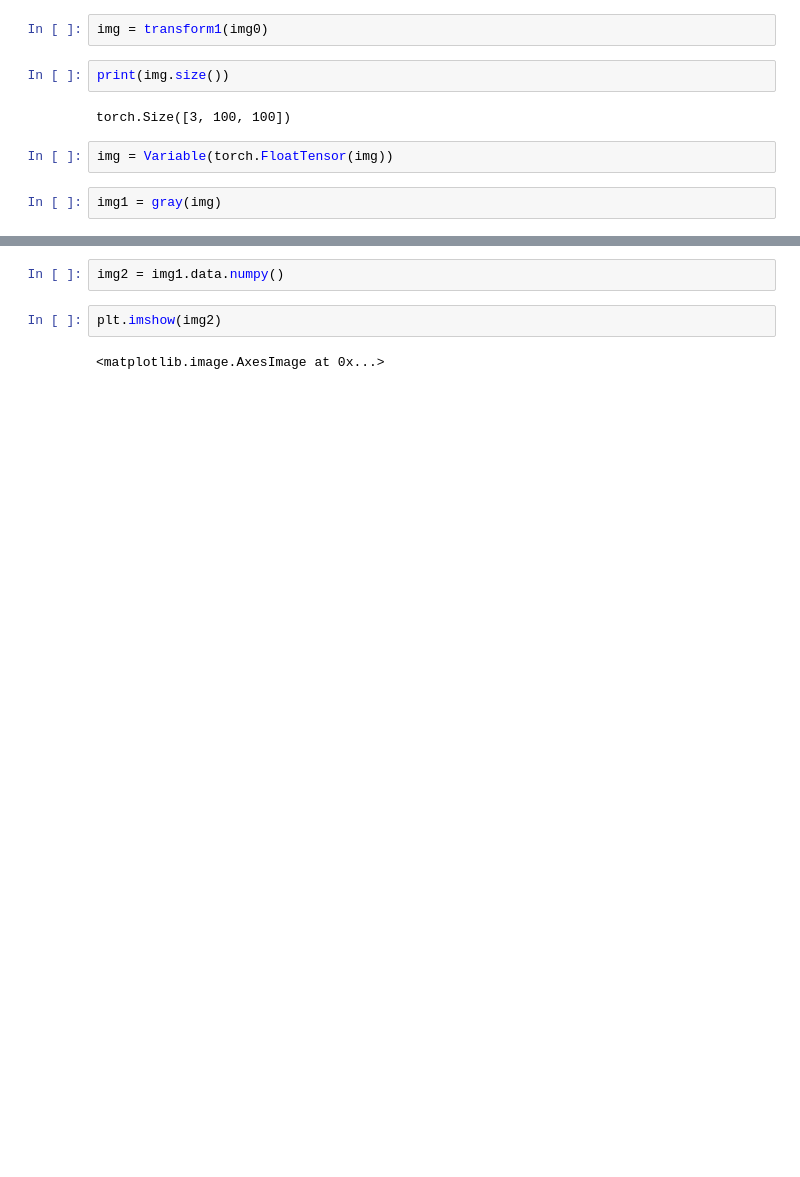
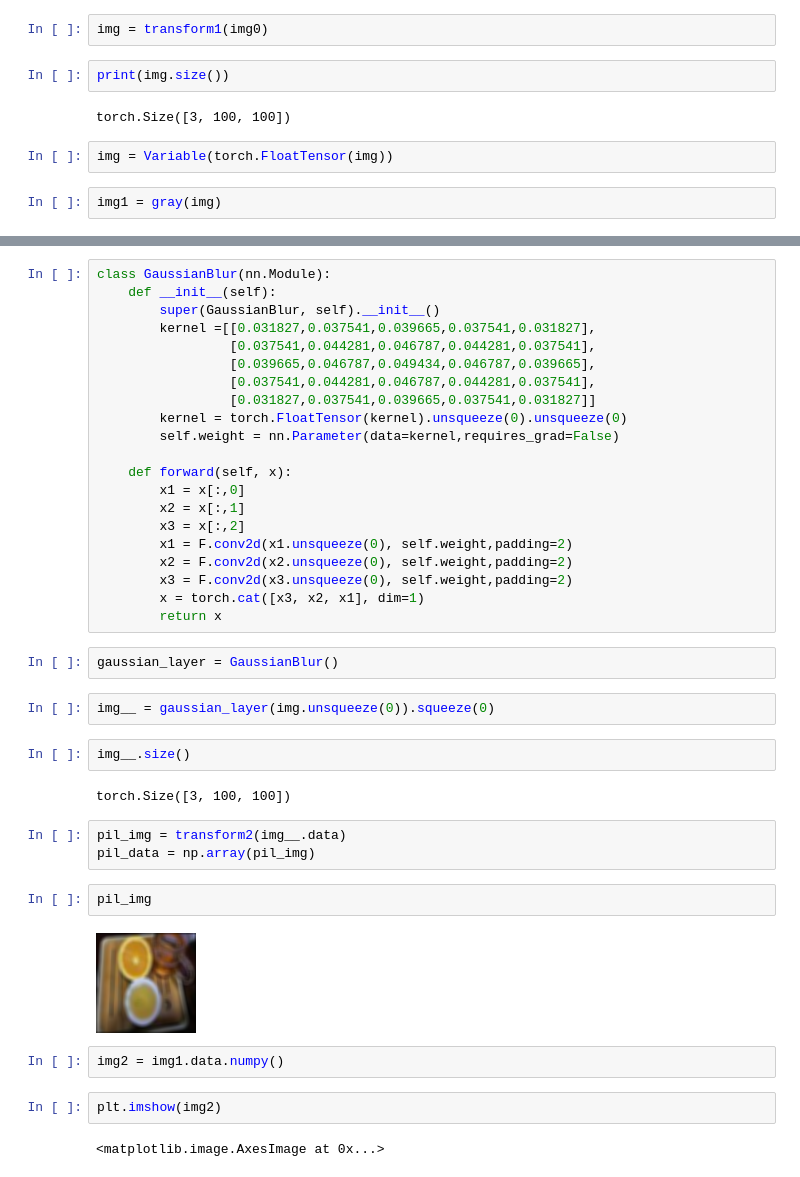
Before and after one commit to ligua/WESPE.pytorch, a Jupyter notebook: process.ipynb, the cells around one changed output, grey strips where cells are left out. Cells and saved outputs as stored; diff of their text form; blank space fills up the shorter version.

```diff
--- a/process.ipynb
+++ b/process.ipynb
@@ -47,3 +48,39 @@ torch.Size([100, 100])
+# %%
+class GaussianBlur(nn.Module):
+    def __init__(self):
+        super(GaussianBlur, self).__init__()
+        kernel =[[0.031827,0.037541,0.039665,0.037541,0.031827],
+                 [0.037541,0.044281,0.046787,0.044281,0.037541],
+                 [0.039665,0.046787,0.049434,0.046787,0.039665],
+                 [0.037541,0.044281,0.046787,0.044281,0.037541],
+                 [0.031827,0.037541,0.039665,0.037541,0.031827]]
+        kernel = torch.FloatTensor(kernel).unsqueeze(0).unsqueeze(0)
+        self.weight = nn.Parameter(data=kernel,requires_grad=False)
+
+    def forward(self, x):
+        x1 = x[:,0]
+        x2 = x[:,1]
+        x3 = x[:,2]
+        x1 = F.conv2d(x1.unsqueeze(0), self.weight,padding=2)
+        x2 = F.conv2d(x2.unsqueeze(0), self.weight,padding=2)
+        x3 = F.conv2d(x3.unsqueeze(0), self.weight,padding=2)
+        x = torch.cat([x3, x2, x1], dim=1)
+        return x
+# %%
+gaussian_layer = GaussianBlur()
+# %%
+img__ = gaussian_layer(img.unsqueeze(0)).squeeze(0)
+# %%
+img__.size()
+# %% [output]
+torch.Size([3, 100, 100])
+# %%
+pil_img = transform2(img__.data)
+pil_data = np.array(pil_img)
+# %%
+pil_img
+# %% [output]
+[figure, added]
 # %%
 img2 = img1.data.numpy()
 # %%
```
Also changed, not shown: parts of 6 cells of this notebook, 3 other files.
